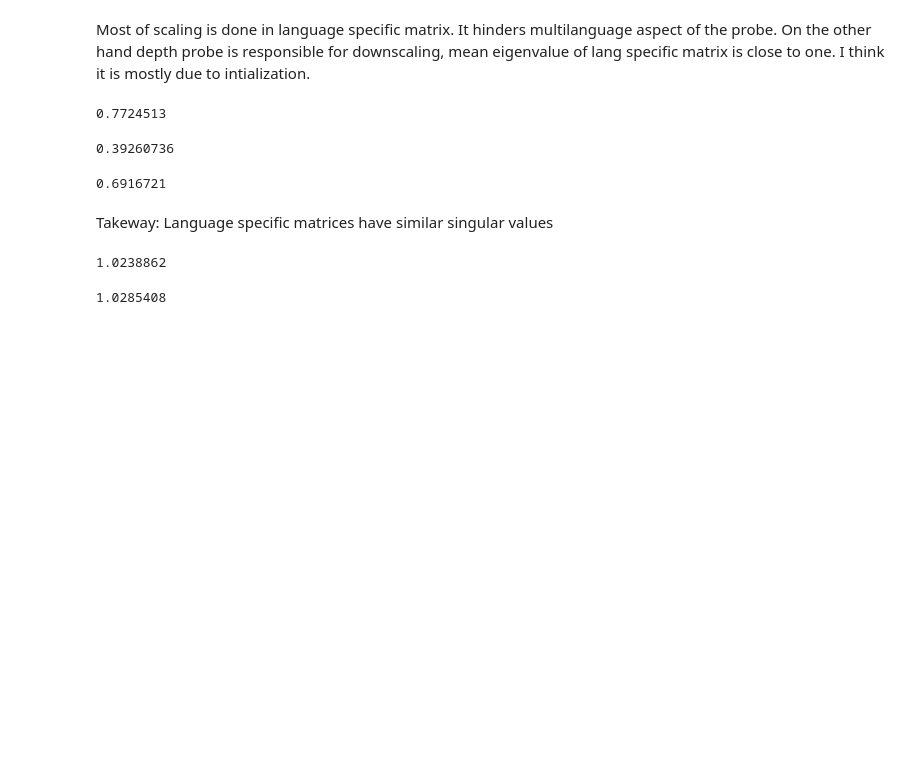
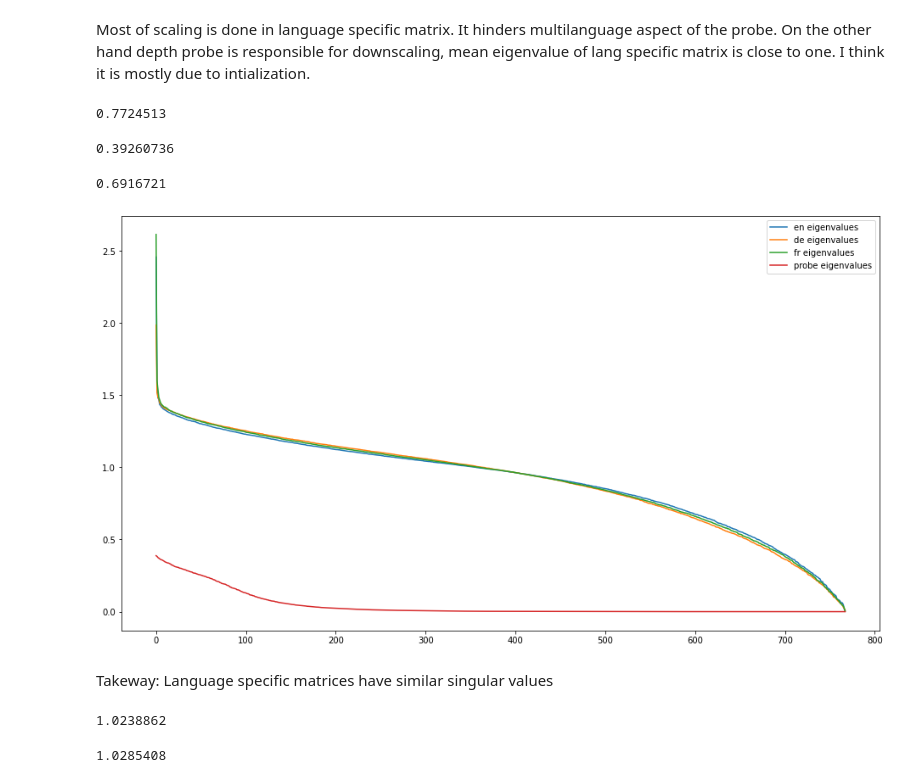
Before and after one commit to tomlimi/OrthogonalTransformerProbing, a Jupyter notebook: ProbeMatricesProperties.ipynb, the cells around one changed output. Saved outputs shown, nothing was run; the diff lists cells and outputs as text; code cells hidden in the pictures; blank space fills up the shorter version.

Commit message:
Jupyter notebook with sentence translation retrival and probe properties.

```diff
--- a/ProbeMatricesProperties.ipynb
+++ b/ProbeMatricesProperties.ipynb
@@ -119,6 +127,17 @@ np.linalg.norm(en_s - fr_s)
 np.linalg.norm(de_s - fr_s)
 # %% [output]
 0.6916721
+# %%
+plt.figure(figsize=[16,9])
+plt.plot(en_s, label='en eigenvalues')
+plt.plot(de_s, label='de eigenvalues')
+plt.plot(fr_s, label='fr eigenvalues')
+plt.plot(depth_s, label='probe eigenvalues')
+#plt.ylim([0.8, 1.05])
+plt.legend()
+plt.show()
+# %% [output]
+[figure, added]
 # %% [markdown]
 Takeway: Language specific matrices have similar singular values
 # %%
```
Also changed, not shown: parts of 32 cells of this notebook, 1 other file.
